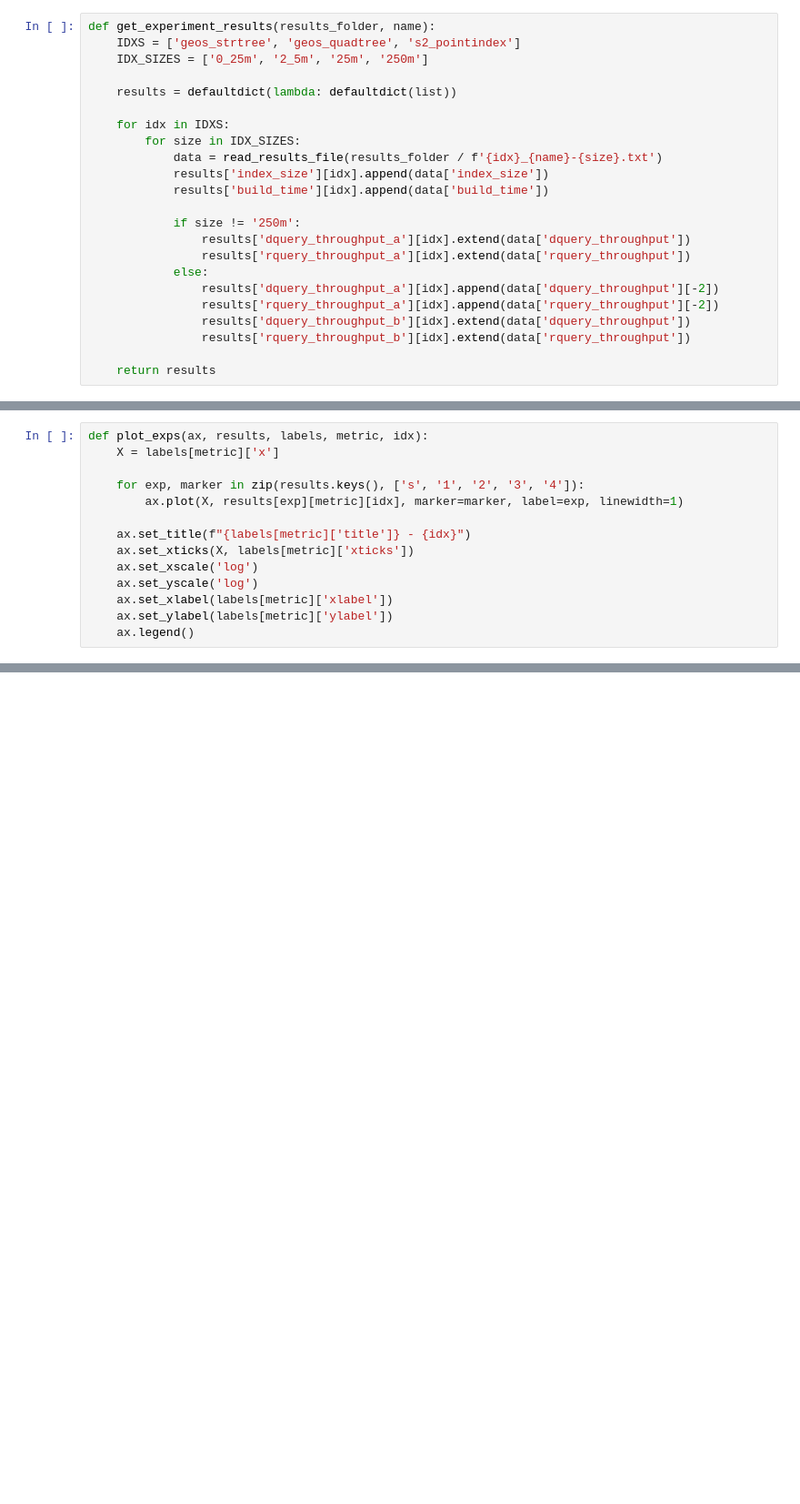
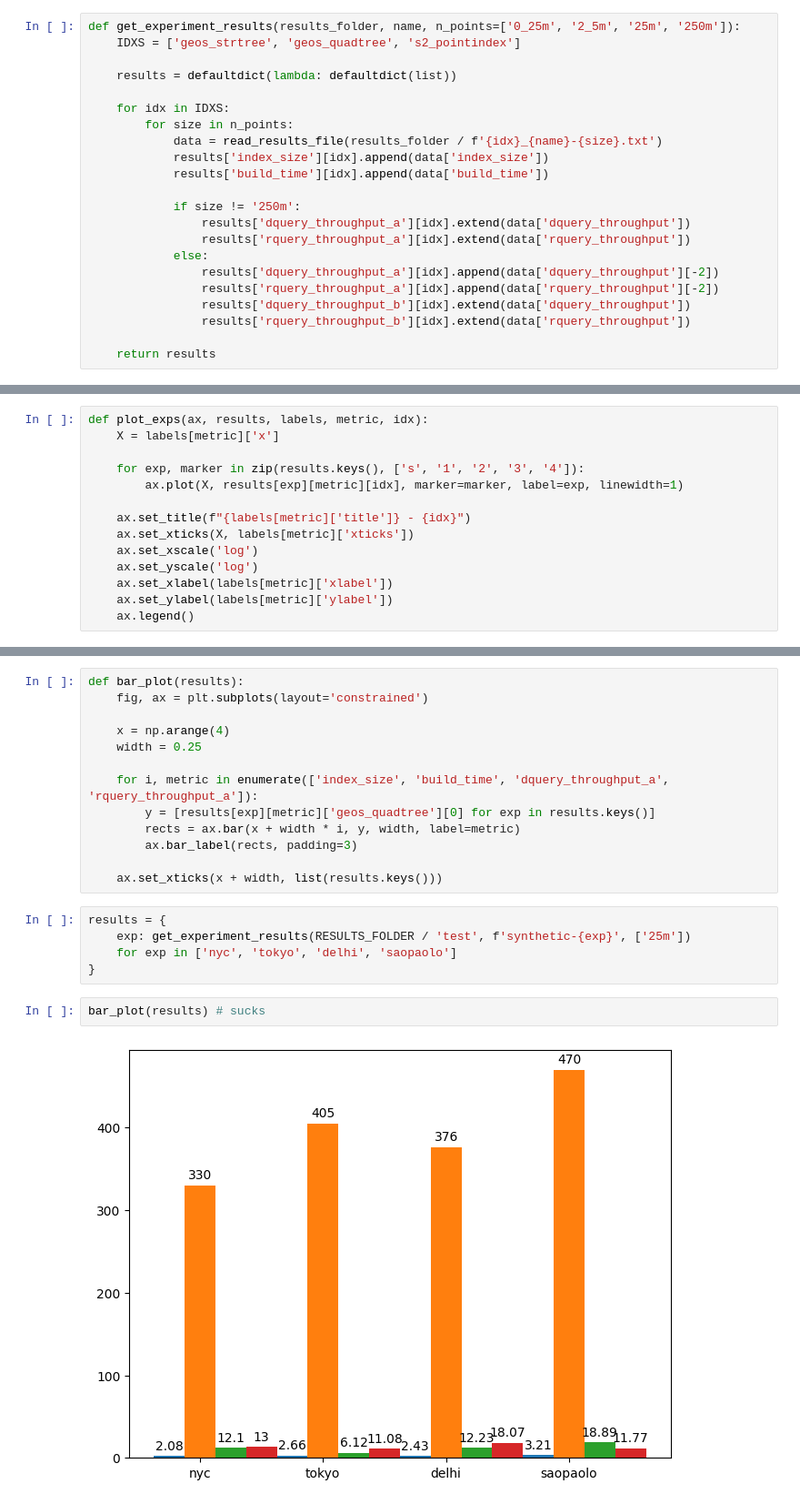
Before and after one commit to rvlente/prorail-thesis, a Jupyter notebook: notebooks/plot-results.ipynb, the cells around one changed output, grey strips where cells are left out. Shown at 91% size. Cells and saved outputs as stored; diff of their text form; blank space fills up the shorter version.

Commit message:
Add new experiments and result plots.

```diff
--- a/notebooks/plot-taxi-results.ipynb
+++ b/notebooks/plot-results.ipynb
@@ -31,12 +32,11 @@ def read_results_file(file):
 # %%
-def get_experiment_results(results_folder, name):
+def get_experiment_results(results_folder, name, n_points=['0_25m', '2_5m', '25m', '250m']):
     IDXS = ['geos_strtree', 'geos_quadtree', 's2_pointindex']
-    IDX_SIZES = ['0_25m', '2_5m', '25m', '250m']
 
     results = defaultdict(lambda: defaultdict(list))
 
     for idx in IDXS:
-        for size in IDX_SIZES:
+        for size in n_points:
             data = read_results_file(results_folder / f'{idx}_{name}-{size}.txt')
             results['index_size'][idx].append(data['index_size'])
             results['build_time'][idx].append(data['build_time'])
@@ -163,0 +161,22 @@ fig.tight_layout()
+# %%
+def bar_plot(results):
+    fig, ax = plt.subplots(layout='constrained')
+
+    x = np.arange(4)
+    width = 0.25
+
+    for i, metric in enumerate(['index_size', 'build_time', 'dquery_throughput_a', 'rquery_throughput_a']):
+        y = [results[exp][metric]['geos_quadtree'][0] for exp in results.keys()]
+        rects = ax.bar(x + width * i, y, width, label=metric)
+        ax.bar_label(rects, padding=3)
+
+    ax.set_xticks(x + width, list(results.keys()))
+# %%
+results = {
+    exp: get_experiment_results(RESULTS_FOLDER / 'test', f'synthetic-{exp}', ['25m'])
+    for exp in ['nyc', 'tokyo', 'delhi', 'saopaolo']
+}
+# %%
+bar_plot(results) # sucks
+# %% [output]
+[figure, added]
```
Also changed, not shown: parts of 6 cells of this notebook, 9 other files.
